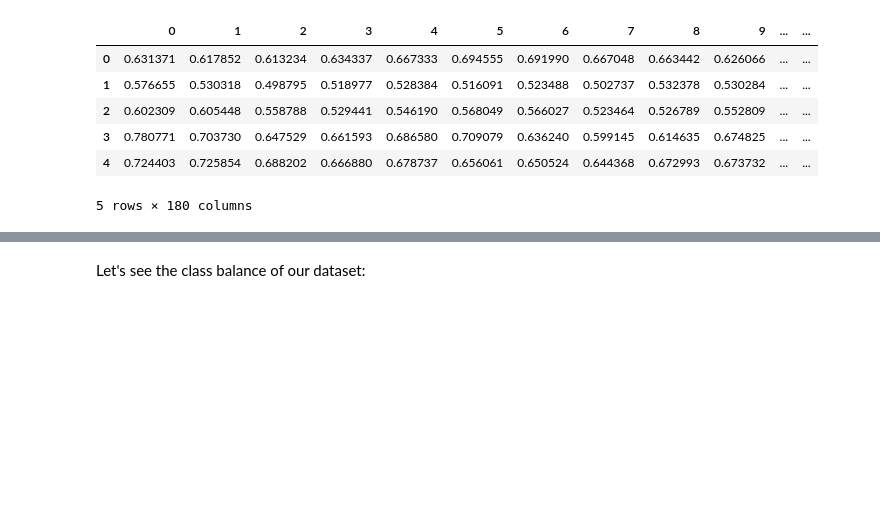
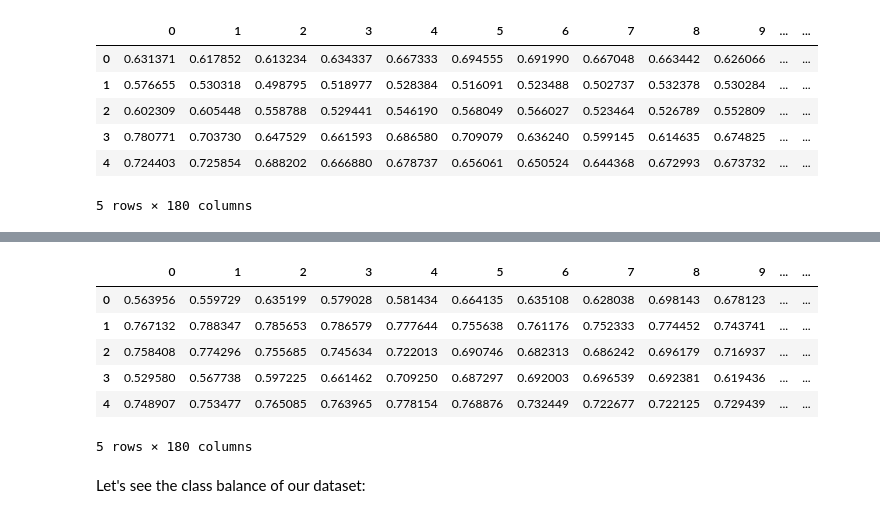
Before and after one commit to jaspergass/Week3-ClassicML, a Jupyter notebook: Week_3_MachineLearning.ipynb, the cells around one changed output, grey strips where cells are left out. Saved outputs shown, nothing was run; the diff lists cells and outputs as text; code cells hidden in the pictures; blank space fills up the shorter version.

```diff
--- a/Week_3_MachineLearning.ipynb
+++ b/Week_3_MachineLearning.ipynb
@@ -356,3 +374,13 @@ features.head()
+# %%
+total_features.head()
+# %% [output]
+|  | 0 | 1 | 2 | 3 | 4 | 5 | 6 | 7 | 8 | 9 | ... | ... |
+| 0 | 0.563956 | 0.559729 | 0.635199 | 0.579028 | 0.581434 | 0.664135 | 0.635108 | 0.628038 | 0.698143 | 0.678123 | ... | ... |
+| 1 | 0.767132 | 0.788347 | 0.785653 | 0.786579 | 0.777644 | 0.755638 | 0.761176 | 0.752333 | 0.774452 | 0.743741 | ... | ... |
+| 2 | 0.758408 | 0.774296 | 0.755685 | 0.745634 | 0.722013 | 0.690746 | 0.682313 | 0.686242 | 0.696179 | 0.716937 | ... | ... |
+| 3 | 0.529580 | 0.567738 | 0.597225 | 0.661462 | 0.709250 | 0.687297 | 0.692003 | 0.696539 | 0.692381 | 0.619436 | ... | ... |
+| 4 | 0.748907 | 0.753477 | 0.765085 | 0.763965 | 0.778154 | 0.768876 | 0.732449 | 0.722677 | 0.722125 | 0.729439 | ... | ... |
+5 rows × 180 columns
 # %% [markdown]
 Let's see the class balance of our dataset:
 # %%
```
Also changed, not shown: parts of 12 cells of this notebook.
